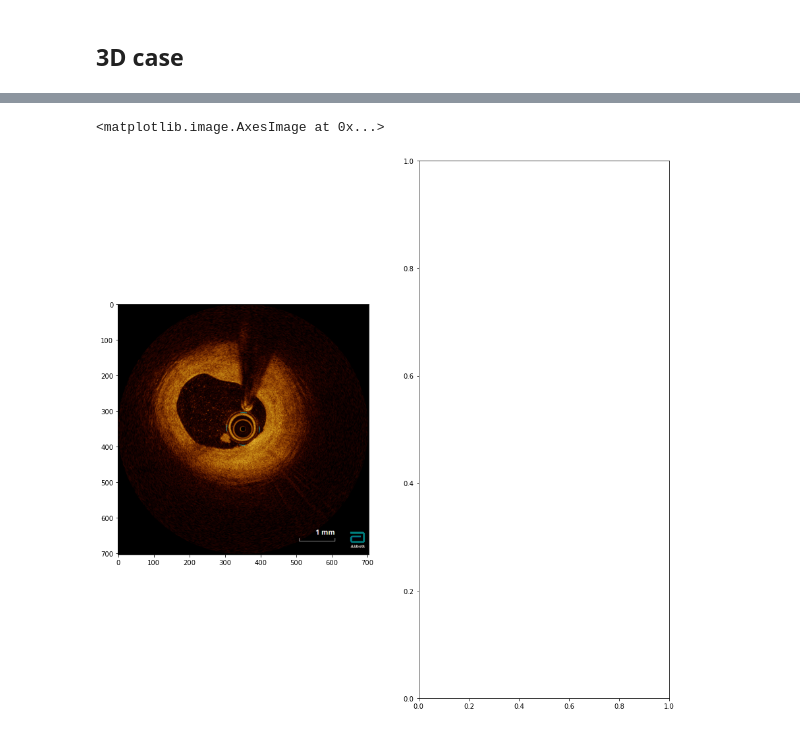
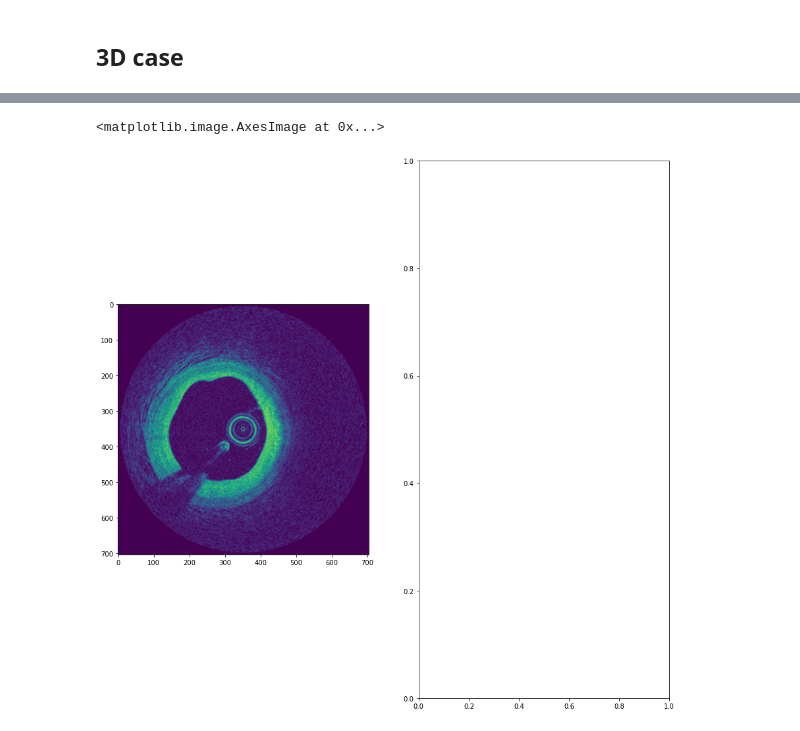
Before and after one commit to Gonzalo2408/CardiacOCT-project, a Jupyter notebook: code/others/check_imgs_integrity.ipynb, the cells around one changed output, grey strips where cells are left out. Drawn from its saved outputs; the diff is of its cells as text; code cells hidden in the pictures.

```diff
--- a/code/view/check_imgs_integrity.ipynb
+++ b/code/others/check_imgs_integrity.ipynb
@@ -117,13 +105,13 @@ print(np.asarray((unique, counts)).T)
 # %% [markdown]
 ## 3D case
 # %%
-img_3d = sitk.ReadImage(r'Z:\grodriguez\CardiacOCT\data-3d\nnUNet_raw_data\Task504_CardiacOCT\imagesTr\NLD-ISALA-0096_1_051_0000.nii.gz')
+img_3d = sitk.ReadImage(r'Z:\grodriguez\CardiacOCT\data-3d\nnUNet_raw_data\Task505_CardiacOCT\imagesTr\EST-NEMC-0027_1_split1_001_0000.nii.gz')
 img_3d_data = sitk.GetArrayFromImage(img_3d)
 # %%
 img_3d_orig = sitk.ReadImage(r'Z:\grodriguez\CardiacOCT\data-original\extra-scans-DICOM-2\NLD-RADB-0093.dcm')
 img_3d_data_orig = sitk.GetArrayFromImage(img_3d_orig)
 # %%
-frame = 40
+frame = 0
 unique, counts = np.unique(img_3d_data[:,:,frame], return_counts=True)
 print(np.asarray((unique, counts)).T)
 # %% [output]
@@ -168,12 +135,10 @@ print(np.asarray((unique, counts)).T)
 # %%
 fig, axes = plt.subplots(1, 2, figsize=(15,15))
 
-frame = 393
-
 axes = axes.flatten()
 
-#axes[0].imshow(img_3d_data[:,:,frame])
-axes[0].imshow(img_3d_data_orig[frame,:,:,:])
+axes[0].imshow(img_3d_data[:,:,frame])
+#axes[0].imshow(img_3d_data_orig[frame,:,:,:])
 # %% [output]
 <matplotlib.image.AxesImage at 0x...>
-[figure, old version]
+[figure, new version]
```
Also changed, not shown: parts of 3 cells of this notebook, 33 other files.
